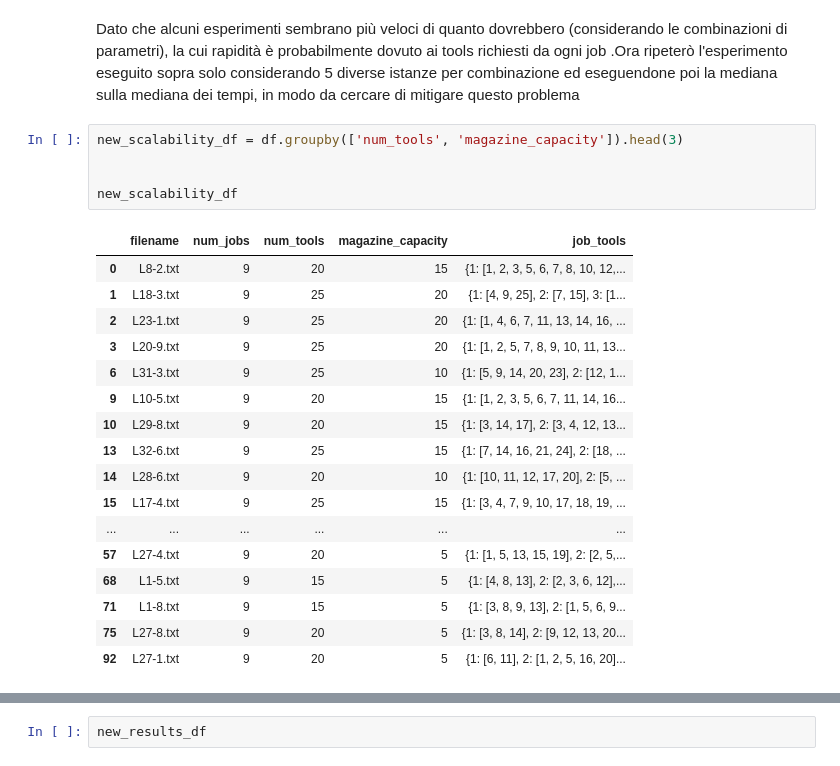
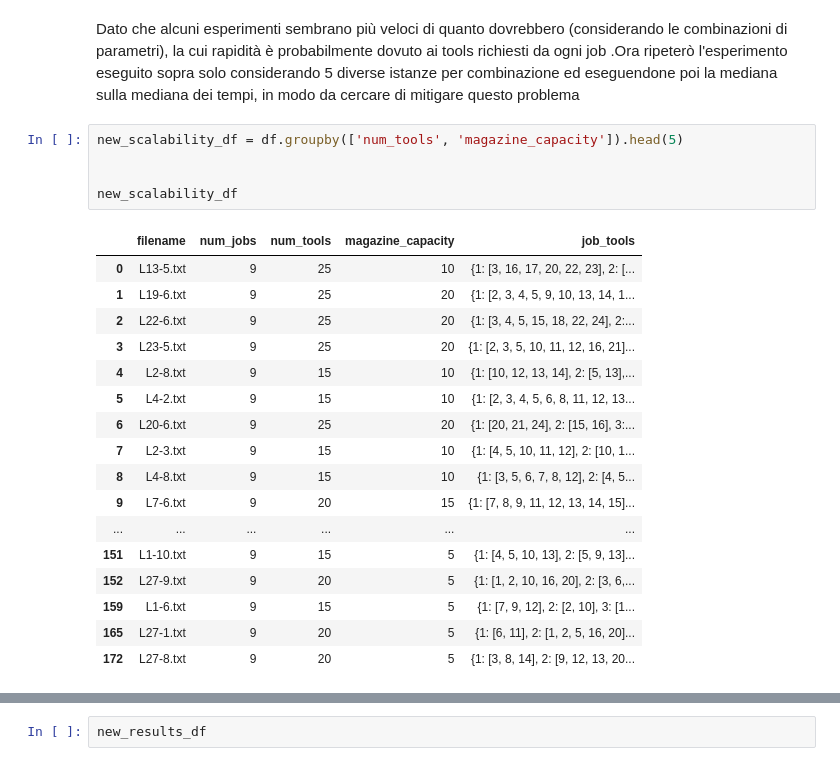
Before and after one commit to simonedivo/job-sequencing-and-tool-switching-problem, a Jupyter notebook: src/scalability.ipynb, the cells around one changed output, grey strips where cells are left out. Drawn from its saved outputs; the diff is of its cells as text.

```diff
--- a/src/scalability.ipynb
+++ b/src/scalability.ipynb
@@ -135,27 +124,27 @@ results_df
 # %% [markdown]
 Dato che alcuni esperimenti sembrano più veloci di quanto dovrebbero (considerando le combinazioni di parametri), la cui rapidità è probabilmente dovuto ai tools richiesti da ogni job .Ora ripeterò l'esperimento eseguito sopra solo considerando 5 diverse istanze per combinazione ed eseguendone poi la mediana sulla mediana dei tempi, in modo da cercare di mitigare questo problema
 # %%
-new_scalability_df = df.groupby(['num_tools', 'magazine_capacity']).head(3)
+new_scalability_df = df.groupby(['num_tools', 'magazine_capacity']).head(5)
 
 
 new_scalability_df
 # %% [output]
 |  | filename | num_jobs | num_tools | magazine_capacity | job_tools |
-| 0 | L8-2.txt | 9 | 20 | 15 | {1: [1, 2, 3, 5, 6, 7, 8, 10, 12,... |
-| 1 | L18-3.txt | 9 | 25 | 20 | {1: [4, 9, 25], 2: [7, 15], 3: [1... |
-| 2 | L23-1.txt | 9 | 25 | 20 | {1: [1, 4, 6, 7, 11, 13, 14, 16, ... |
-| 3 | L20-9.txt | 9 | 25 | 20 | {1: [1, 2, 5, 7, 8, 9, 10, 11, 13... |
-| 6 | L31-3.txt | 9 | 25 | 10 | {1: [5, 9, 14, 20, 23], 2: [12, 1... |
-| 9 | L10-5.txt | 9 | 20 | 15 | {1: [1, 2, 3, 5, 6, 7, 11, 14, 16... |
-| 10 | L29-8.txt | 9 | 20 | 15 | {1: [3, 14, 17], 2: [3, 4, 12, 13... |
-| 13 | L32-6.txt | 9 | 25 | 15 | {1: [7, 14, 16, 21, 24], 2: [18, ... |
-| 14 | L28-6.txt | 9 | 20 | 10 | {1: [10, 11, 12, 17, 20], 2: [5, ... |
-| 15 | L17-4.txt | 9 | 25 | 15 | {1: [3, 4, 7, 9, 10, 17, 18, 19, ... |
+| 0 | L13-5.txt | 9 | 25 | 10 | {1: [3, 16, 17, 20, 22, 23], 2: [... |
+| 1 | L19-6.txt | 9 | 25 | 20 | {1: [2, 3, 4, 5, 9, 10, 13, 14, 1... |
+| 2 | L22-6.txt | 9 | 25 | 20 | {1: [3, 4, 5, 15, 18, 22, 24], 2:... |
+| 3 | L23-5.txt | 9 | 25 | 20 | {1: [2, 3, 5, 10, 11, 12, 16, 21]... |
+| 4 | L2-8.txt | 9 | 15 | 10 | {1: [10, 12, 13, 14], 2: [5, 13],... |
+| 5 | L4-2.txt | 9 | 15 | 10 | {1: [2, 3, 4, 5, 6, 8, 11, 12, 13... |
+| 6 | L20-6.txt | 9 | 25 | 20 | {1: [20, 21, 24], 2: [15, 16], 3:... |
+| 7 | L2-3.txt | 9 | 15 | 10 | {1: [4, 5, 10, 11, 12], 2: [10, 1... |
+| 8 | L4-8.txt | 9 | 15 | 10 | {1: [3, 5, 6, 7, 8, 12], 2: [4, 5... |
+| 9 | L7-6.txt | 9 | 20 | 15 | {1: [7, 8, 9, 11, 12, 13, 14, 15]... |
 | ... | ... | ... | ... | ... | ... |
-| 57 | L27-4.txt | 9 | 20 | 5 | {1: [1, 5, 13, 15, 19], 2: [2, 5,... |
-| 68 | L1-5.txt | 9 | 15 | 5 | {1: [4, 8, 13], 2: [2, 3, 6, 12],... |
-| 71 | L1-8.txt | 9 | 15 | 5 | {1: [3, 8, 9, 13], 2: [1, 5, 6, 9... |
-| 75 | L27-8.txt | 9 | 20 | 5 | {1: [3, 8, 14], 2: [9, 12, 13, 20... |
-| 92 | L27-1.txt | 9 | 20 | 5 | {1: [6, 11], 2: [1, 2, 5, 16, 20]... |
+| 151 | L1-10.txt | 9 | 15 | 5 | {1: [4, 5, 10, 13], 2: [5, 9, 13]... |
+| 152 | L27-9.txt | 9 | 20 | 5 | {1: [1, 2, 10, 16, 20], 2: [3, 6,... |
+| 159 | L1-6.txt | 9 | 15 | 5 | {1: [7, 9, 12], 2: [2, 10], 3: [1... |
+| 165 | L27-1.txt | 9 | 20 | 5 | {1: [6, 11], 2: [1, 2, 5, 16, 20]... |
+| 172 | L27-8.txt | 9 | 20 | 5 | {1: [3, 8, 14], 2: [9, 12, 13, 20... |
 # %%
 new_results_df = []
```
Also changed, not shown: parts of 8 cells of this notebook, 6 other files.
